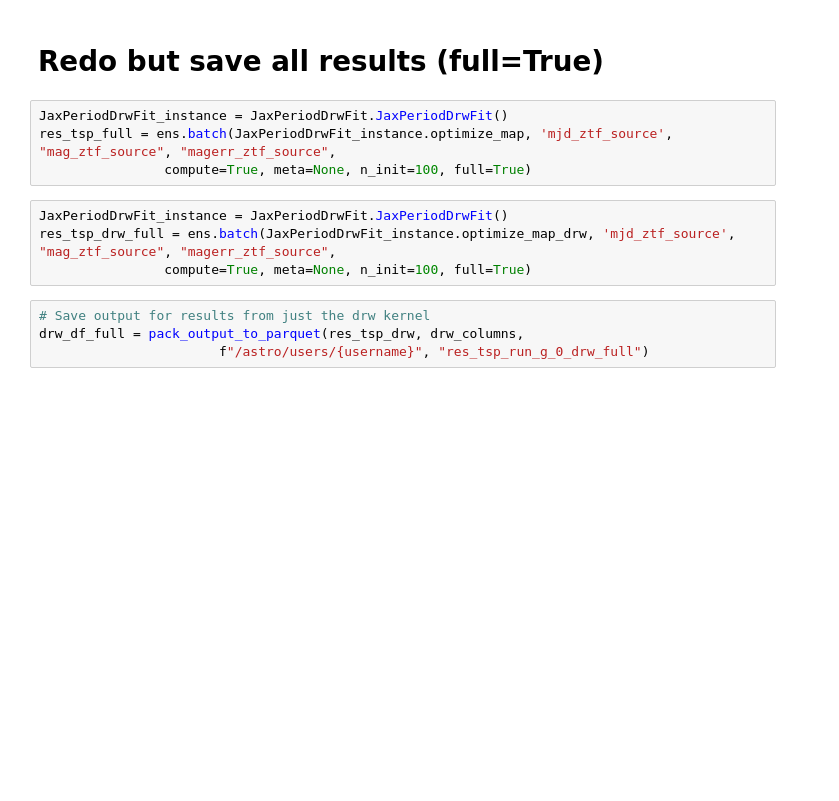
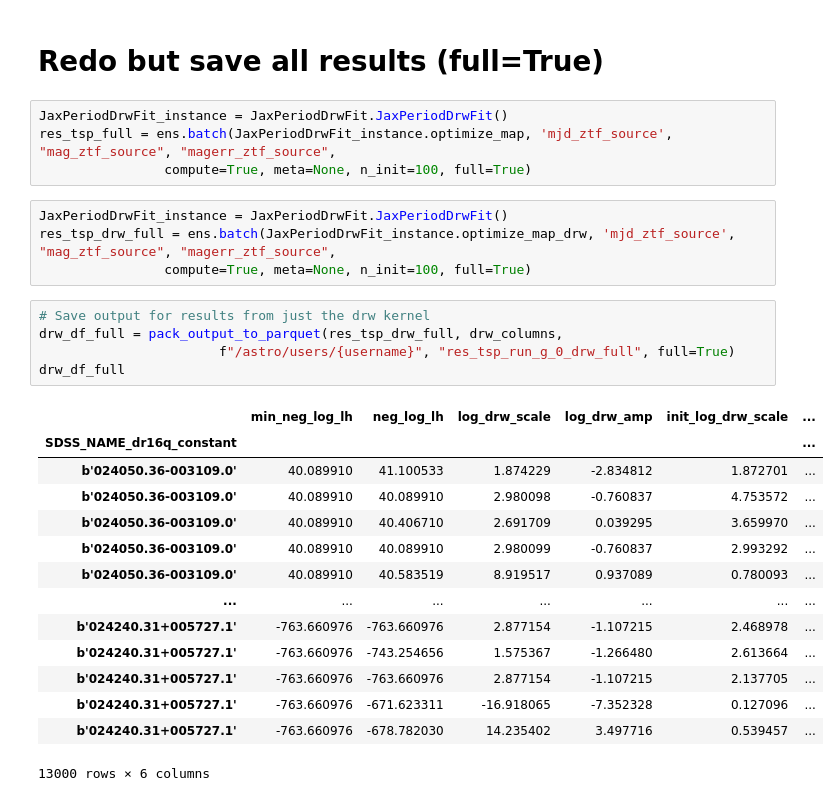
Before and after one commit to lincc-frameworks/notebooks_lf, a Jupyter notebook: PeriodDrw/Fit.ipynb, the cells around one changed output. Drawn from its saved outputs; the diff is of its cells as text; blank space fills up the shorter version.

```diff
--- a/PeriodDrw/Fit.ipynb
+++ b/PeriodDrw/Fit.ipynb
@@ -240,7 +199,23 @@ res_tsp_drw_full = ens.batch(JaxPeriodDrwFit_instance.optimize_map_drw, 'mjd_ztf
                 compute=True, meta=None, n_init=100, full=True)
 # %%
 # Save output for results from just the drw kernel
-drw_df_full = pack_output_to_parquet(res_tsp_drw, drw_columns,
-                       f"/astro/users/{username}", "res_tsp_run_g_0_drw_full")
+drw_df_full = pack_output_to_parquet(res_tsp_drw_full, drw_columns,
+                       f"/astro/users/{username}", "res_tsp_run_g_0_drw_full", full=True)
+drw_df_full
+# %% [output]
+|  | min_neg_log_lh | neg_log_lh | log_drw_scale | log_drw_amp | init_log_drw_scale | ... |
+| SDSS_NAME_dr16q_constant |  |  |  |  |  | ... |
+| b'024050.36-003109.0' | 40.089910 | 41.100533 | 1.874229 | -2.834812 | 1.872701 | ... |
+| b'024050.36-003109.0' | 40.089910 | 40.089910 | 2.980098 | -0.760837 | 4.753572 | ... |
+| b'024050.36-003109.0' | 40.089910 | 40.406710 | 2.691709 | 0.039295 | 3.659970 | ... |
+| b'024050.36-003109.0' | 40.089910 | 40.089910 | 2.980099 | -0.760837 | 2.993292 | ... |
+| b'024050.36-003109.0' | 40.089910 | 40.583519 | 8.919517 | 0.937089 | 0.780093 | ... |
+| ... | ... | ... | ... | ... | ... | ... |
+| b'024240.31+005727.1' | -763.660976 | -763.660976 | 2.877154 | -1.107215 | 2.468978 | ... |
+| b'024240.31+005727.1' | -763.660976 | -743.254656 | 1.575367 | -1.266480 | 2.613664 | ... |
+| b'024240.31+005727.1' | -763.660976 | -763.660976 | 2.877154 | -1.107215 | 2.137705 | ... |
+| b'024240.31+005727.1' | -763.660976 | -671.623311 | -16.918065 | -7.352328 | 0.127096 | ... |
+| b'024240.31+005727.1' | -763.660976 | -678.782030 | 14.235402 | 3.497716 | 0.539457 | ... |
+13000 rows × 6 columns
 # %%
 # Save output for results from the combined drw and periodic kernel
```
Also changed, not shown: parts of 6 cells of this notebook, 3 other files.
